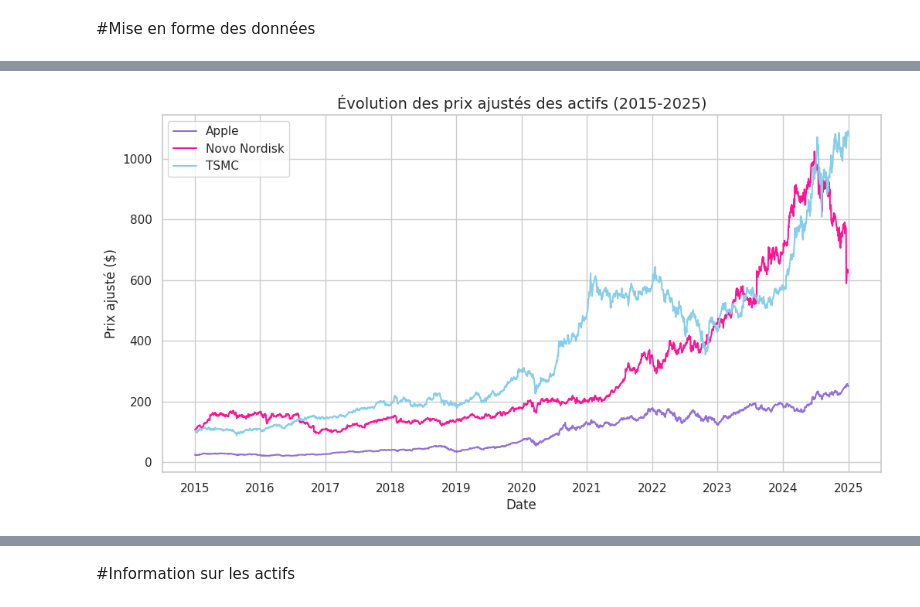
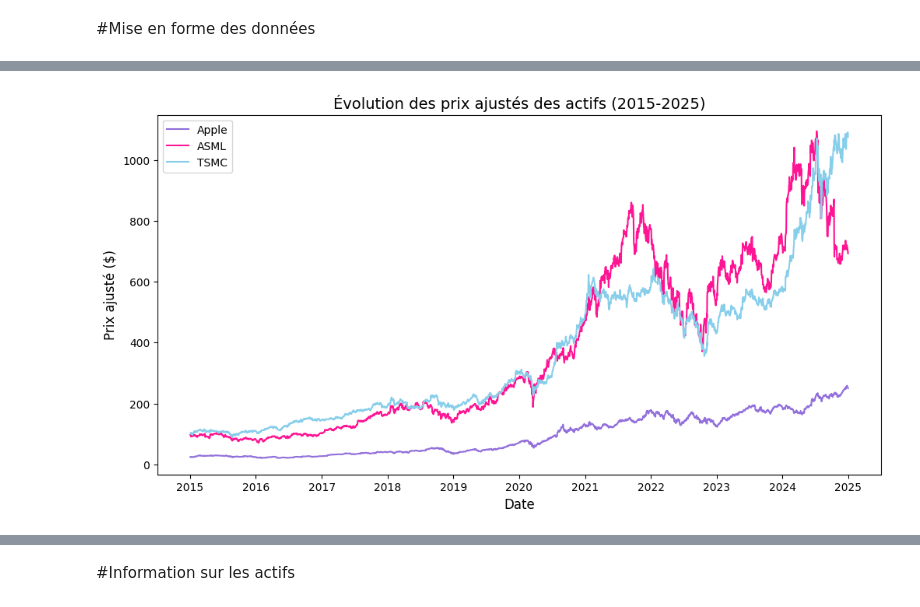
Before and after one commit to Jonathan57000/IAE_METZ_DATA, a Jupyter notebook: Analyse_de_3_actions.ipynb, the cells around one changed output, grey strips where cells are left out. Drawn from its saved outputs; the diff is of its cells as text; code cells hidden in the pictures.

```diff
--- a/Analyse_de_3_actions.ipynb
+++ b/Analyse_de_3_actions.ipynb
@@ -10,8 +10,9 @@ import numpy as np
 # %%
 #comparaison de 3 actifs
 Apple='AAPL'
-Novo_Nordisk = 'NOVO-B.CO'
+asml = 'ASML'
 TSMC='2330.TW' #Taiwan Semiconductor Manufacturing Company
+Nasdaq="NQ=F"
 # %%
 #time frame
 start_date = "2015-01-01"
@@ -19,6 +20,8 @@ end_date = "2025-01-01"
 # %%
 #téléchargement des données historiquess avec yahoo finance
 apple_data = yf.download(Apple, start=start_date, end=end_date)
-novo_nordisk_data = yf.download(Novo_Nordisk, start=start_date, end=end_date)
+asml_data = yf.download(asml, start=start_date, end=end_date)
 tsmc_data = yf.download(TSMC, start=start_date, end=end_date)
+
+nasdaq_data=yf.download ("NQ=F", start=start_date, end=end_date)
 # %% [output]
@@ -32,0 +84,5 @@ YF.download() has changed argument auto_adjust default to True
+# %%
+#Calculate daily returns
+apple_data["Daily_Return"]=apple_data["Close"].pct_change()
+#display the first few rows of the data frale
+apple_data[['Close','Daily_Return']].head()
@@ -33,19 +98,19 @@ YF.download() has changed argument auto_adjust default to True
 # %%
 
 #tracer l'évolution des prix ajustés
 plt.figure(figsize=(12, 6))
 plt.plot(apple_data ["Close"], label="Apple", color="mediumpurple")
-plt.plot(novo_nordisk_data ["Close"], label="Novo Nordisk", color="deeppink")
+plt.plot(asml_data ["Close"], label="ASML", color="deeppink")
 plt.plot(tsmc_data ["Close"], label="TSMC", color="skyblue")
 
 #ajouter des titres et labels
 plt.title("Évolution des prix ajustés des actifs (2015-2025)", fontsize=14)
 plt.xlabel("Date", fontsize=12)
 plt.ylabel("Prix ajusté ($)", fontsize=12)
 plt.legend()
 plt.show()
 # %% [output]
-[figure, old version]
+[figure, new version]
 # %%
 #calcul des rendements quotidiens pour chacun des actifs
 apple_returns = apple_data.pct_change().dropna()
```
Also changed, not shown: parts of 22 cells of this notebook.
